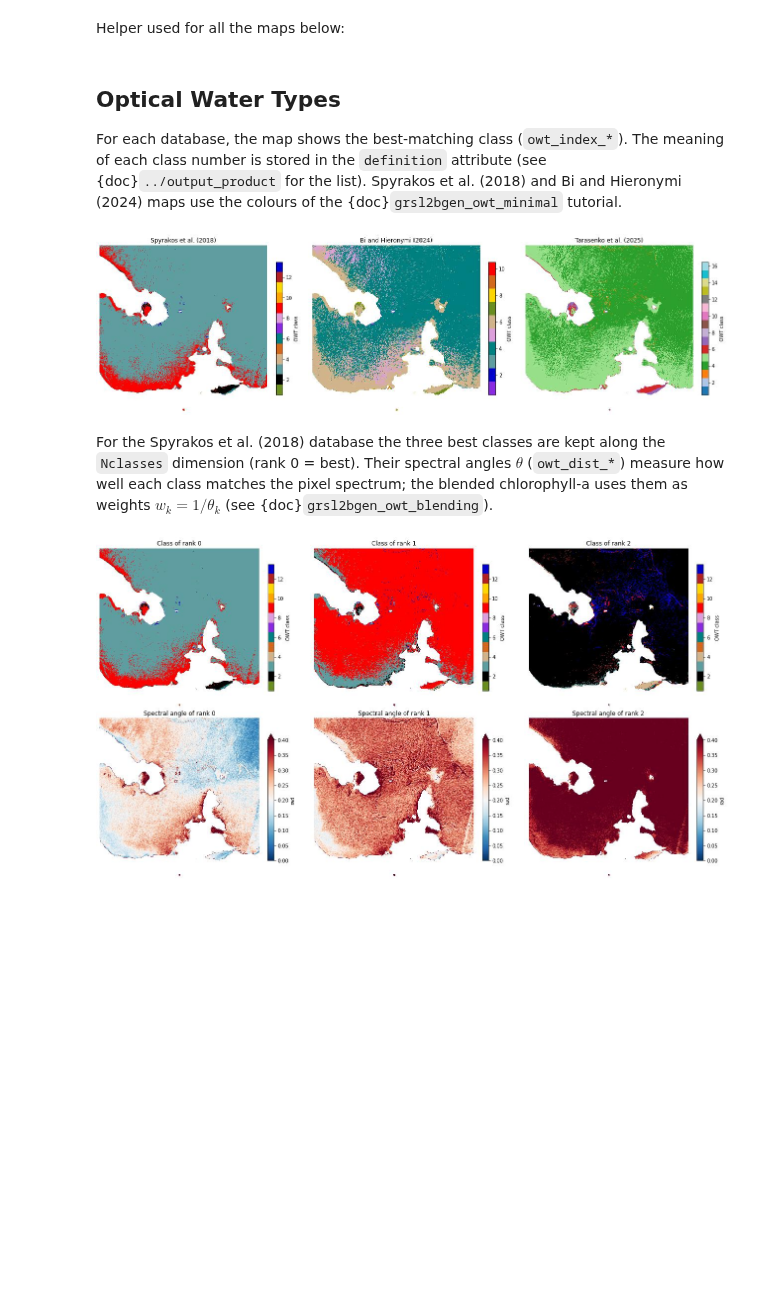
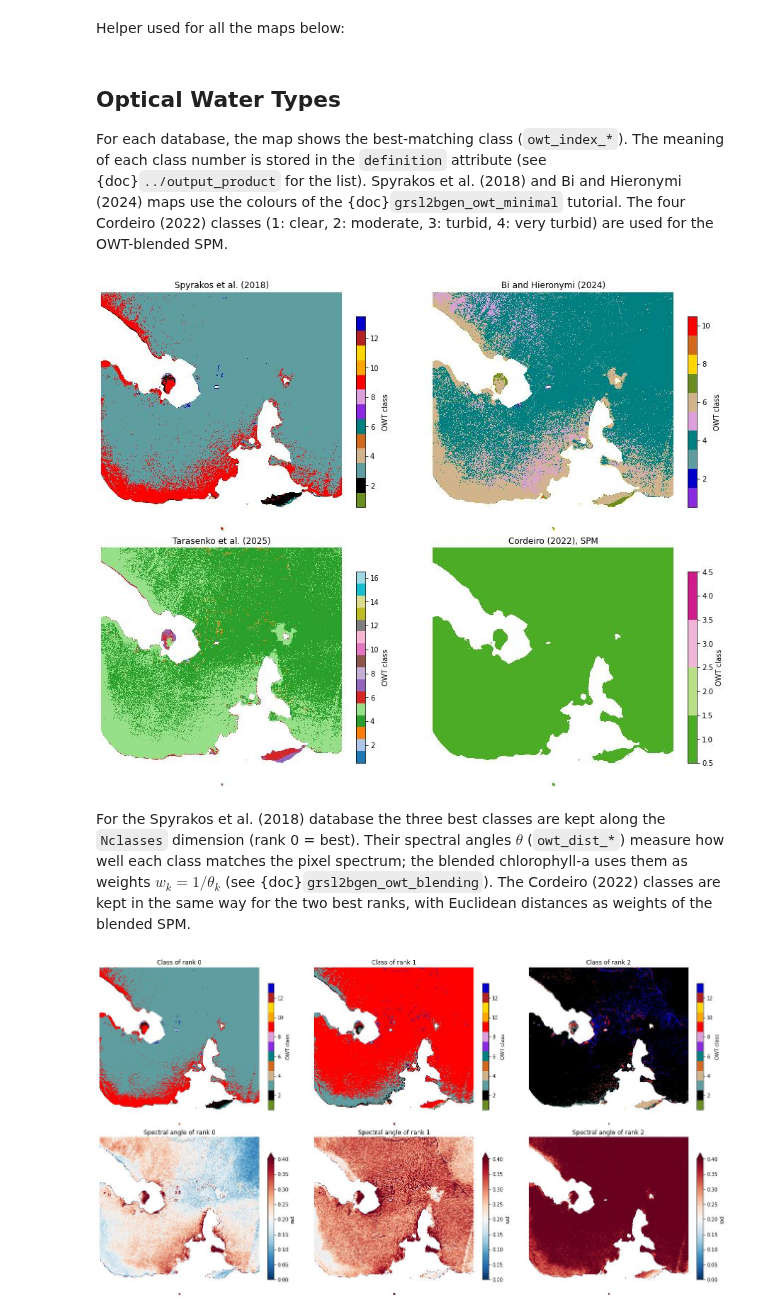
Before and after one commit to Tristanovsk/GRSl2bgen, a Jupyter notebook: docs/source/tutorials/grsl2bgen_l2b_full_process.ipynb, the cells around one changed output. Saved outputs shown, nothing was run; the diff lists cells and outputs as text; code cells hidden in the pictures; blank space fills up the shorter version.

Commit message:
docs: full-process tutorial with SPM blend, QAA adg443, Secchi depth and Zarr pyramid input; add missing notebook cache files

```diff
--- a/docs/source/tutorials/grsl2bgen_l2b_full_process.ipynb
+++ b/docs/source/tutorials/grsl2bgen_l2b_full_process.ipynb
@@ -204,25 +210,31 @@ def show(ax, da, title, **kwargs):
 For each database, the map shows the best-matching class (`owt_index_*`). The meaning
 of each class number is stored in the `definition` attribute (see
 {doc}`../output_product` for the list). Spyrakos et al. (2018) and Bi and Hieronymi
-(2024) maps use the colours of the {doc}`grsl2bgen_owt_minimal` tutorial.
+(2024) maps use the colours of the {doc}`grsl2bgen_owt_minimal` tutorial. The four
+Cordeiro (2022) classes (1: clear, 2: moderate, 3: turbid, 4: very turbid) are used for
+the OWT-blended SPM.
 # %%
 cmap_spy = GRSl2bgen.OWT(raster, owt_database='Spyrakos2018').cmap_owt
 cmap_bi = GRSl2bgen.OWT(raster, owt_database='Bi2024', param='m_Rrs').cmap_owt
 cmap_ta = plt.get_cmap('tab20', 16)
+cmap_co = GRSl2bgen.OWT(raster, owt_database='Cordeiro2022SPM', param='m_Rrs').cmap_owt
 
-fig, axs = plt.subplots(1, 3, figsize=(18, 5), constrained_layout=True)
+fig, axs = plt.subplots(2, 2, figsize=(13, 10), constrained_layout=True)
 for ax, var, n, cmap, title in [
-        (axs[0], l2b.owt_index_Spyrakos2018.isel(Nclasses=0), 13, cmap_spy, 'Spyrakos et al. (2018)'),
-        (axs[1], l2b.owt_index_Bi2024, 10, cmap_bi, 'Bi and Hieronymi (2024)'),
-        (axs[2], l2b.owt_index_Ta2025, 16, cmap_ta, 'Tarasenko et al. (2025)')]:
+        (axs[0, 0], l2b.owt_index_Spyrakos2018.isel(Nclasses=0), 13, cmap_spy, 'Spyrakos et al. (2018)'),
+        (axs[0, 1], l2b.owt_index_Bi2024, 10, cmap_bi, 'Bi and Hieronymi (2024)'),
+        (axs[1, 0], l2b.owt_index_Ta2025, 16, cmap_ta, 'Tarasenko et al. (2025)'),
+        (axs[1, 1], l2b.owt_index_Cordeiro2022SPM.isel(Nclasses=0), 4, cmap_co, 'Cordeiro (2022), SPM')]:
     show(ax, var, title, cmap=cmap, vmin=0.5, vmax=n + 0.5, label='OWT class')
 # %% [output]
-[figure, old version]
+[figure, new version]
 # %% [markdown]
 For the Spyrakos et al. (2018) database the three best classes are kept along the
 `Nclasses` dimension (rank 0 = best). Their spectral angles $\theta$ (`owt_dist_*`)
 measure how well each class matches the pixel spectrum; the blended chlorophyll-a
-uses them as weights $w_k = 1/\theta_k$ (see {doc}`grsl2bgen_owt_blending`).
+uses them as weights $w_k = 1/\theta_k$ (see {doc}`grsl2bgen_owt_blending`). The
+Cordeiro (2022) classes are kept in the same way for the two best ranks, with Euclidean
+distances as weights of the blended SPM.
 # %%
 fig, axs = plt.subplots(2, 3, figsize=(18, 9.5), constrained_layout=True)
 for k in range(3):
```
Also changed, not shown: parts of 15 cells of this notebook, 4 other files.
